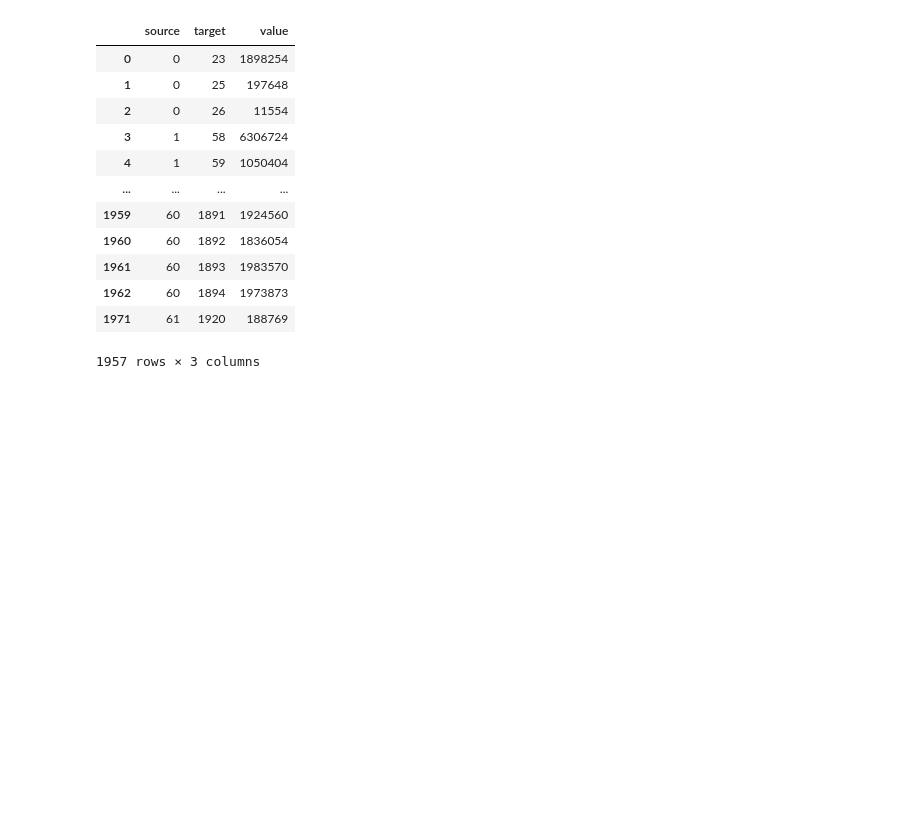
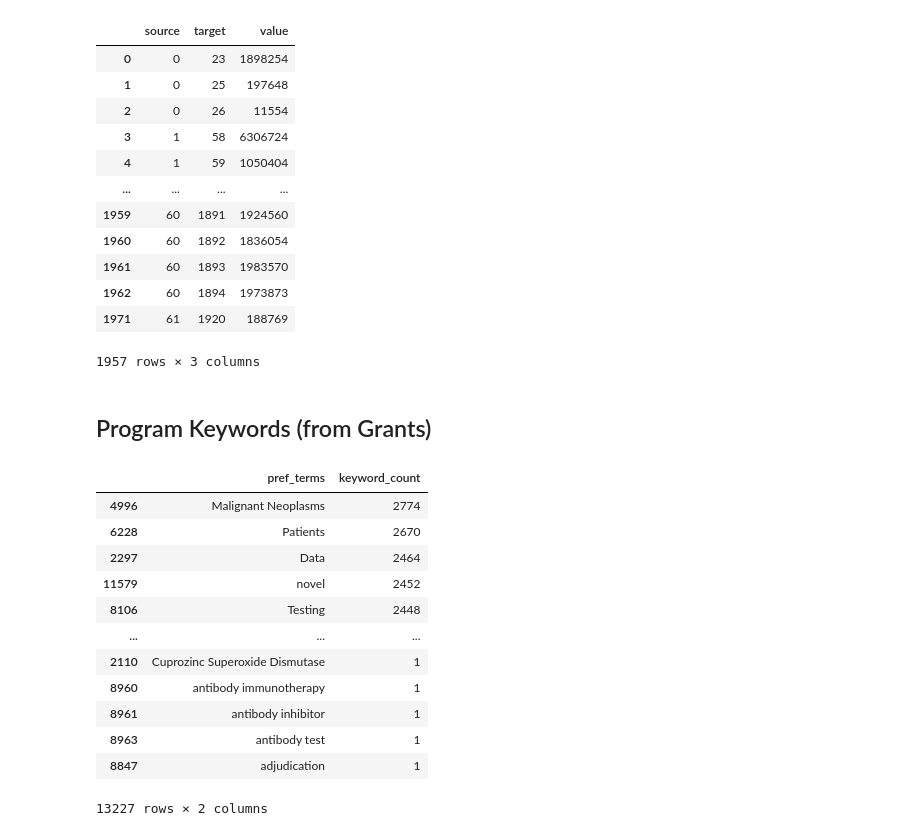
Before and after one commit to CBIIT/INS-Data, a Jupyter notebook: notebooks/03_summary_stats.ipynb, the cells around one changed output. Saved outputs shown, nothing was run; the diff lists cells and outputs as text; code cells hidden in the pictures; blank space fills up the shorter version.

```diff
--- a/notebooks/03_summary_stats.ipynb
+++ b/notebooks/03_summary_stats.ipynb
@@ -536,3 +519,22 @@ links
 
 # # Display the figure
 # fig.show()
+# %% [markdown]
+## Program Keywords (from Grants)
+# %%
+# Get top keywords across all grants gathered
+df['pref_terms'].str.split(';').explode().reset_index().groupby('pref_terms').size().reset_index().sort_values(by=0, ascending=False).rename(columns={0:'keyword_count'})
+# %% [output]
+|  | pref_terms | keyword_count |
+| 4996 | Malignant Neoplasms | 2774 |
+| 6228 | Patients | 2670 |
+| 2297 | Data | 2464 |
+| 11579 | novel | 2452 |
+| 8106 | Testing | 2448 |
+| ... | ... | ... |
+| 2110 | Cuprozinc Superoxide Dismutase | 1 |
+| 8960 | antibody immunotherapy | 1 |
+| 8961 | antibody inhibitor | 1 |
+| 8963 | antibody test | 1 |
+| 8847 | adjudication | 1 |
+13227 rows × 2 columns
```
Also changed, not shown: parts of 10 cells of this notebook, 5 other files.
